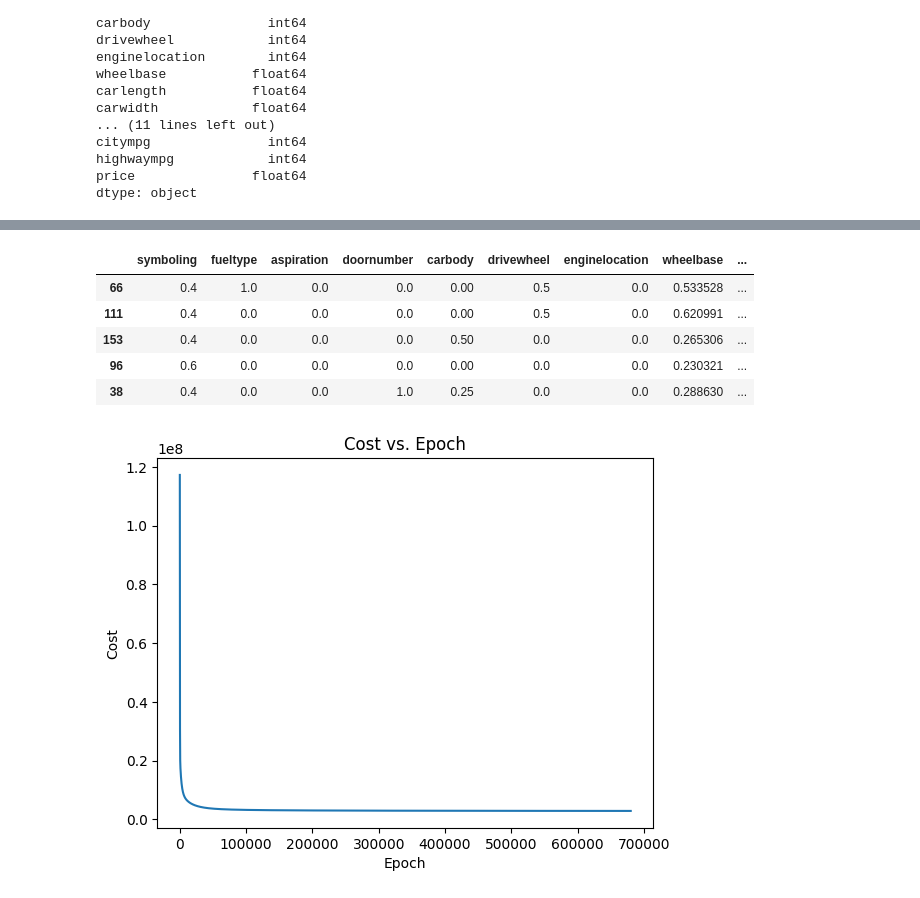
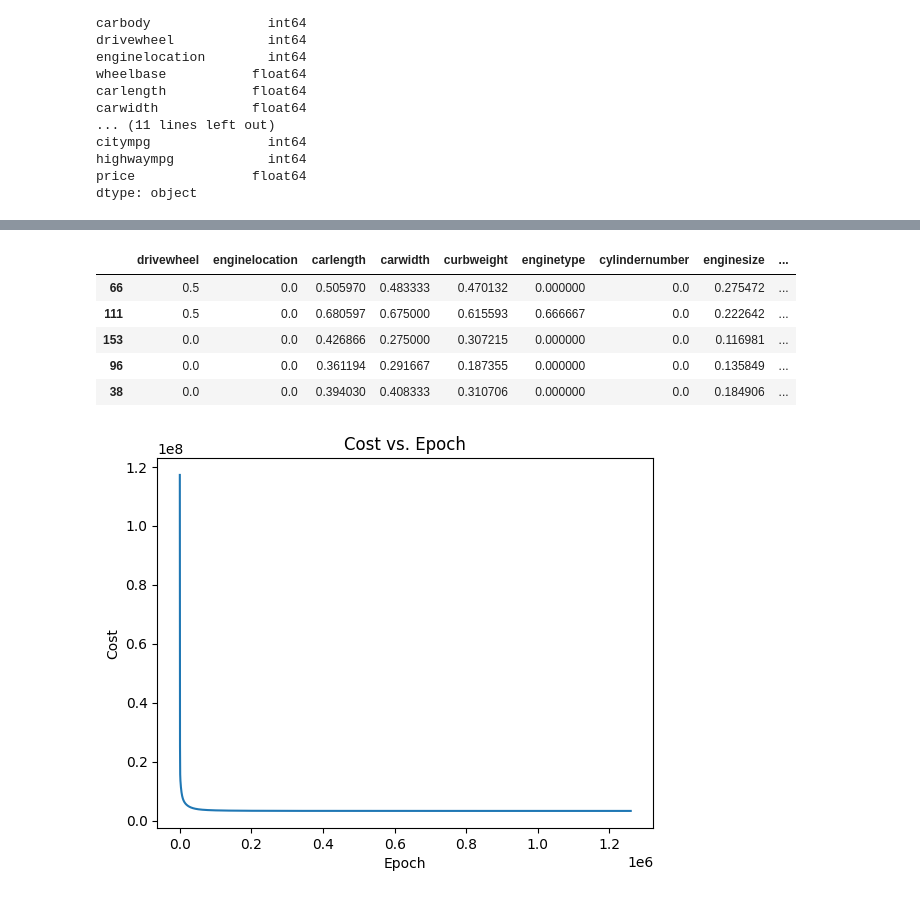
Before and after one commit to AnirveshArcot/CarPrices, a Jupyter notebook: final.ipynb, the cells around one changed output, grey strips where cells are left out. Cells and saved outputs as stored; diff of their text form; code cells hidden in the pictures.

```diff
--- a/final.ipynb
+++ b/final.ipynb
@@ -219,0 +230,17 @@ file.describe(include='all')
+# %%
+file.drop(columns=['compressionratio'], inplace=True)
+file.drop(columns=['stroke'], inplace=True)
+file.drop(columns=['peakrpm'], inplace=True)
+file.drop(columns=['carheight'], inplace=True)
+file.drop(columns=['carbody'], inplace=True)
+file.drop(columns=['aspiration'], inplace=True)
+file.drop(columns=['fueltype'], inplace=True)
+file.drop(columns=['symboling'], inplace=True)
+file.drop(columns=['citympg'], inplace=True)
+file.drop(columns=['doornumber'], inplace=True)
+file.drop(columns=['wheelbase'], inplace=True)
+correlation_matrix = file.corr()
+plt.figure(figsize=(14, 12))
+sns.heatmap(correlation_matrix, annot=True, cmap='coolwarm', linewidths=0.5)
+plt.title("Correlation Matrix")
+plt.show()
@@ -220,5 +249,6 @@ file.describe(include='all')
 # %%
+independent=file.drop("price", axis=1)
 #feature scaling
-columns_to_normalize = (file.columns[1:2]).append(file.columns[3:25])
+columns_to_normalize = (independent.columns)
 for column in columns_to_normalize:
-    file[column] = (file[column] - file[column].min()) / (file[column].max() - file[column].min())
+    independent[column] = (independent[column] - independent[column].min()) / (independent[column].max() - independent[column].min())
@@ -236,15 +263,15 @@ X_test = independent_test.to_numpy()
 y_test = dependent_test.to_numpy()
 independent_train.head()
 # %% [output]
-|  | symboling | fueltype | aspiration | doornumber | carbody | drivewheel | enginelocation | wheelbase | ... |
-| 66 | 0.4 | 1.0 | 0.0 | 0.0 | 0.00 | 0.5 | 0.0 | 0.533528 | ... |
-| 111 | 0.4 | 0.0 | 0.0 | 0.0 | 0.00 | 0.5 | 0.0 | 0.620991 | ... |
-| 153 | 0.4 | 0.0 | 0.0 | 0.0 | 0.50 | 0.0 | 0.0 | 0.265306 | ... |
-| 96 | 0.6 | 0.0 | 0.0 | 0.0 | 0.00 | 0.0 | 0.0 | 0.230321 | ... |
-| 38 | 0.4 | 0.0 | 0.0 | 1.0 | 0.25 | 0.0 | 0.0 | 0.288630 | ... |
+|  | drivewheel | enginelocation | carlength | carwidth | curbweight | enginetype | cylindernumber | enginesize | ... |
+| 66 | 0.5 | 0.0 | 0.505970 | 0.483333 | 0.470132 | 0.000000 | 0.0 | 0.275472 | ... |
+| 111 | 0.5 | 0.0 | 0.680597 | 0.675000 | 0.615593 | 0.666667 | 0.0 | 0.222642 | ... |
+| 153 | 0.0 | 0.0 | 0.426866 | 0.275000 | 0.307215 | 0.000000 | 0.0 | 0.116981 | ... |
+| 96 | 0.0 | 0.0 | 0.361194 | 0.291667 | 0.187355 | 0.000000 | 0.0 | 0.135849 | ... |
+| 38 | 0.0 | 0.0 | 0.394030 | 0.408333 | 0.310706 | 0.000000 | 0.0 | 0.184906 | ... |
 # %%
 class LinearRegression:
-    def __init__(self, learning_rate=0.0001, tolerance=0.1):
+    def __init__(self, learning_rate=0.0001, tolerance=0.001):
         #R2 greater a lower values such as 0.01 but the difference is too low to matter
         self.learning_rate = learning_rate
         self.tolerance = tolerance
@@ -274,34 +301,34 @@ class LinearRegression:
             self.cost_history.append(cost)
             if abs(prev_cost - cost) < self.tolerance:
                 break
             prev_cost = cost
 
 
 
     def predict(self, X):
         predictions= np.dot(X, self.weights) + self.bias
         rounded_predictions = np.round(predictions, 2)
         return rounded_predictions
 
     def r2_score(self, y, y_pred):
         y_mean = np.mean(y)
         tss = np.sum((y - y_mean) ** 2)
         rss = np.sum((y - y_pred) ** 2)
         r2 = 1 - (rss / tss)
         return r2
 
     def plot_cost_history(self):
         plt.plot(range(len(self.cost_history)), self.cost_history)
         plt.title('Cost vs. Epoch')
         plt.xlabel('Epoch')
         plt.ylabel('Cost')
         plt.show()
 
 model = LinearRegression(learning_rate=0.001)
 model.fit(X_train, y_train)
 model.plot_cost_history()
 # %% [output]
-[figure, old version]
+[figure, new version]
 # %%
 y_pred = model.predict(X_test)
 r2 = model.r2_score(y_test, y_pred)
```
Also changed, not shown: parts of 8 cells of this notebook.
